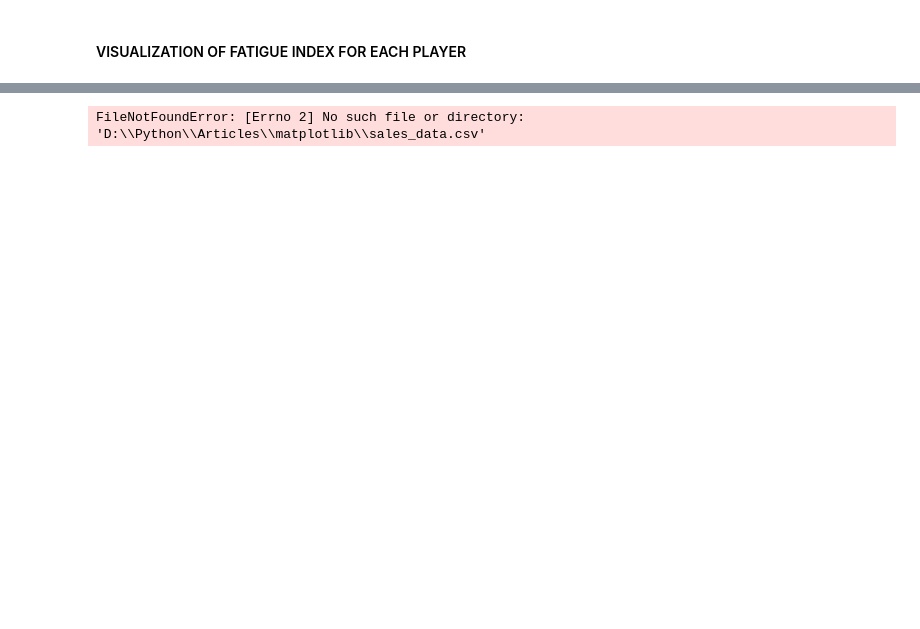
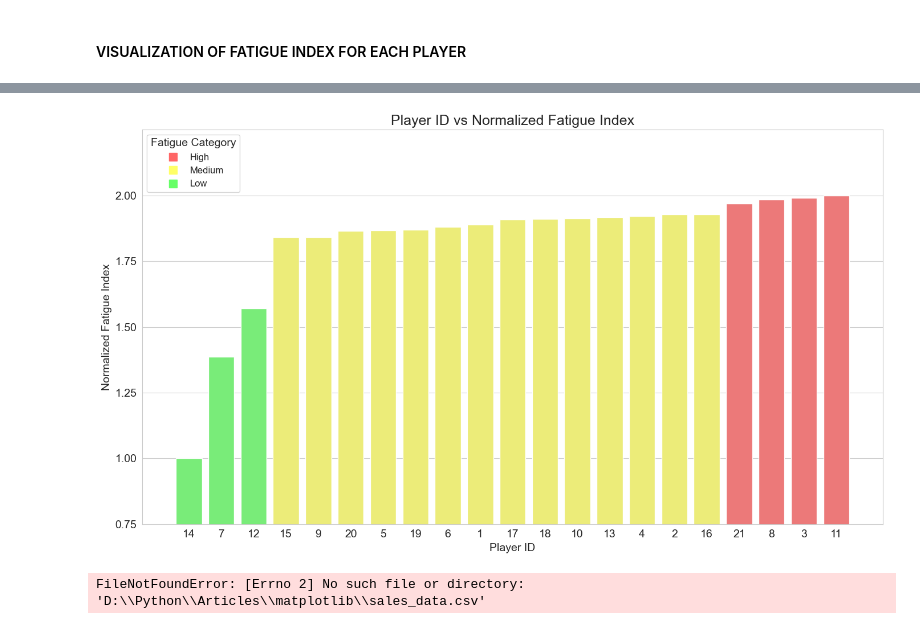
Before and after one commit to SamuelDevdas/Ice-Hockey-Players-Physical-Fatigue-Analysis, a Jupyter notebook: new.ipynb, the cells around one changed output, grey strips where cells are left out. Cells and saved outputs as stored; diff of their text form; code cells hidden in the pictures; blank space fills up the shorter version.

```diff
--- a/new.ipynb
+++ b/new.ipynb
@@ -503 +438,42 @@ plt.show()
+# %%
+import matplotlib.pyplot as plt
+import seaborn as sns
+
+# Defining the color palette for the bars based on fatigue categories
+color_map = {
+    "High": "#FF6666",  # Darker Red
+    "Medium": "#FFFF66",  # Darker Yellow
+    "Low": "#66FF66",  # Darker Green
+}
+colors = df_imp_lugano_21_sorted["Fatigue Category"].map(color_map)
+
+# Plotting the data
+sns.set_style("whitegrid")
+plt.figure(figsize=(14, 8))
+
+# Using the 'order' parameter to ensure bars are plotted in the correct ascending order
+bar_plot = sns.barplot(
+    x="Player ID",
+    y="Normalized Fatigue Index",
+    data=df_imp_lugano_21_sorted,
+    palette=colors,
+    order=df_imp_lugano_21_sorted["Player ID"],
+)
+plt.title("Player ID vs Normalized Fatigue Index", fontsize=18)
+plt.xlabel("Player ID", fontsize=14)
+plt.ylabel("Normalized Fatigue Index", fontsize=14)
+plt.yticks([i for i in range(1, 3)], fontsize=14)
+plt.xticks(fontsize=14)
+plt.ylim(0.75, 2.25)
+bar_plot.set_yticks([i * 0.25 + 0.75 for i in range(6)])
+
+# Add legend
+for category, color in color_map.items():
+    plt.plot([], [], " ", label=category, color=color, marker="s", markersize=10)
+plt.legend(title="Fatigue Category", loc="upper left", fontsize=12, title_fontsize=14)
+# Displaying the plot
+plt.tight_layout()
+plt.show()
+# %% [output]
+[figure, added]
 # %%
```
Also changed, not shown: parts of 5 cells of this notebook.
